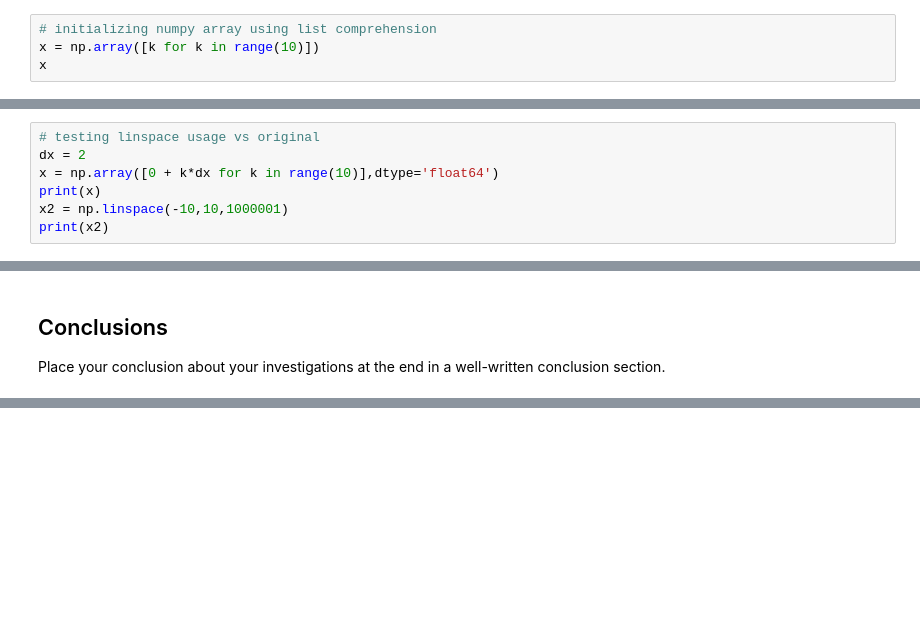
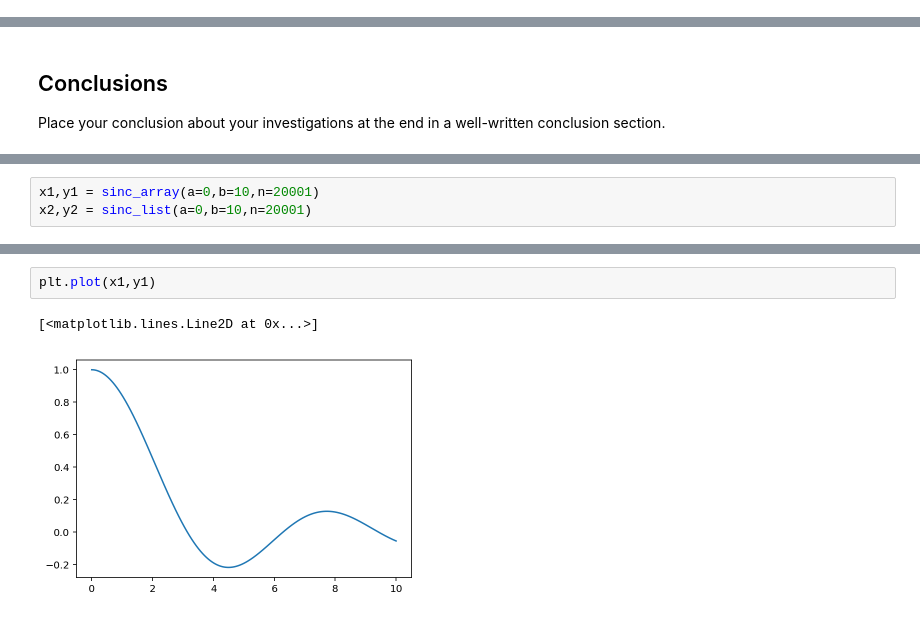
Before and after one commit to chapman-phys220-2018f/cw07-big-team, a Jupyter notebook: cw07.ipynb, the cells around one changed output, grey strips where cells are left out. Saved outputs shown, nothing was run; the diff lists cells and outputs as text; blank space fills up the shorter version.

```diff
--- a/cw07.ipynb
+++ b/cw07.ipynb
@@ -50,4 +126,0 @@ Testing numpy syntax before implementation in cw07.py
-# %%
-# initializing numpy array using list comprehension
-x = np.array([k for k in range(10)])
-x
@@ -56,7 +126,0 @@ array([0, 1, 2, 3, 4, 5, 6, 7, 8, 9])
-# %%
-# testing linspace usage vs original
-dx = 2
-x = np.array([0 + k*dx for k in range(10)],dtype='float64')
-print(x)
-x2 = np.linspace(-10,10,1000001)
-print(x2)
@@ -79,0 +212,3 @@ Place your conclusion about your investigations at the end in a well-written con
+# %%
+x1,y1 = sinc_array(a=0,b=10,n=20001)
+x2,y2 = sinc_list(a=0,b=10,n=20001)
@@ -79,0 +239,5 @@ Place your conclusion about your investigations at the end in a well-written con
+# %%
+plt.plot(x1,y1)
+# %% [output]
+[<matplotlib.lines.Line2D at 0x...>]
+[figure, added]
```
Also changed, not shown: parts of 28 cells of this notebook, 1 other file.
